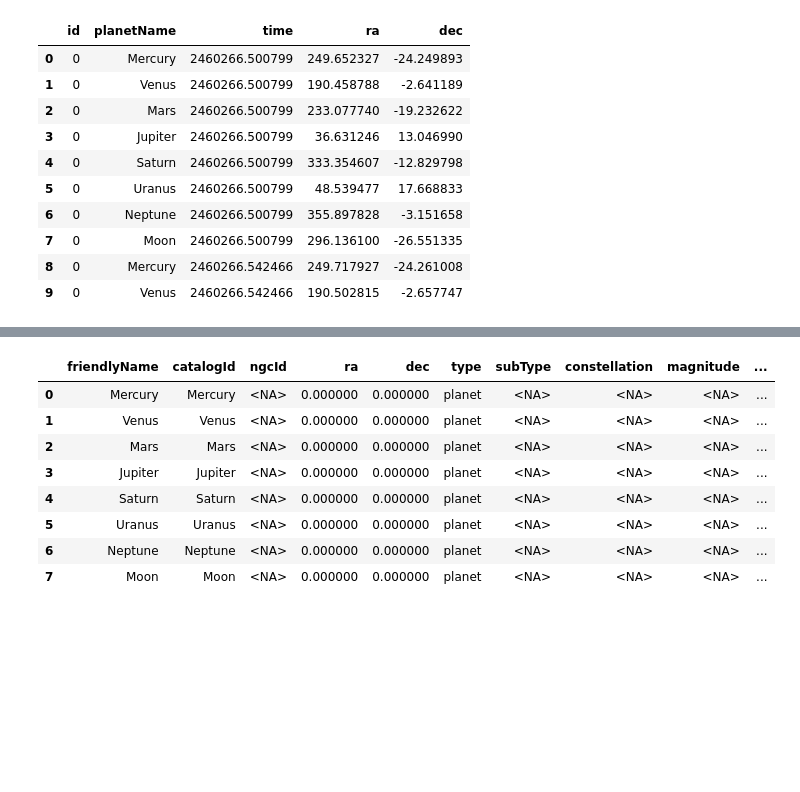
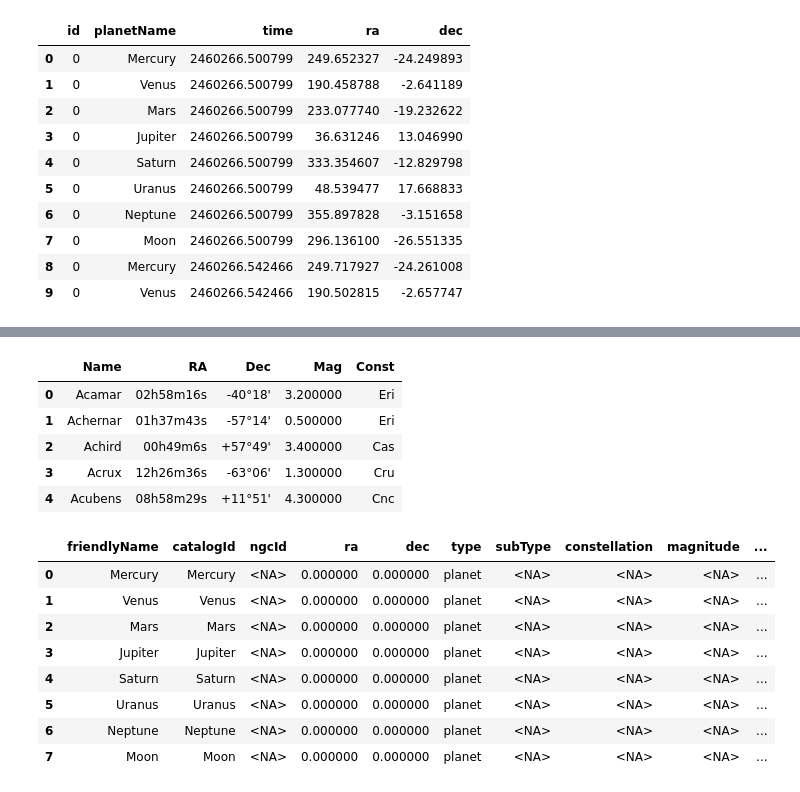
Before and after one commit to jeffrwatts/StarGazerData, a Jupyter notebook: Generate Data.ipynb, the cells around one changed output, grey strips where cells are left out. Drawn from its saved outputs; the diff is of its cells as text; code cells hidden in the pictures; blank space fills up the shorter version.

```diff
--- a/Generate Data.ipynb
+++ b/Generate Data.ipynb
@@ -440,6 +440,17 @@ df_stars[0:5]
 | 2 | Achird | <NA> | <NA> | 12.275000 | 57.816667 | star | star | Cassiopeia | 3.400000 | ... |
 | 3 | Acrux | <NA> | <NA> | 186.650000 | -63.100000 | star | star | Crux | 1.300000 | ... |
 | 4 | Acubens | <NA> | <NA> | 134.620833 | 11.850000 | star | star | Cancer | 4.300000 | ... |
+# %%
+#Scratch
+df_scratch = pd.read_csv(file)
+df_scratch.head()
+# %% [output]
+|  | Name | RA | Dec | Mag | Const |
+| 0 | Acamar | 02h58m16s | -40°18' | 3.200000 | Eri |
+| 1 | Achernar | 01h37m43s | -57°14' | 0.500000 | Eri |
+| 2 | Achird | 00h49m6s | +57°49' | 3.400000 | Cas |
+| 3 | Acrux | 12h26m36s | -63°06' | 1.300000 | Cru |
+| 4 | Acubens | 08h58m29s | +11°51' | 4.300000 | Cnc |
 # %%
 df_planets = create_planets()
 df_planets[0:10]
```
Also changed, not shown: parts of 1 cell of this notebook, 2 other files.
